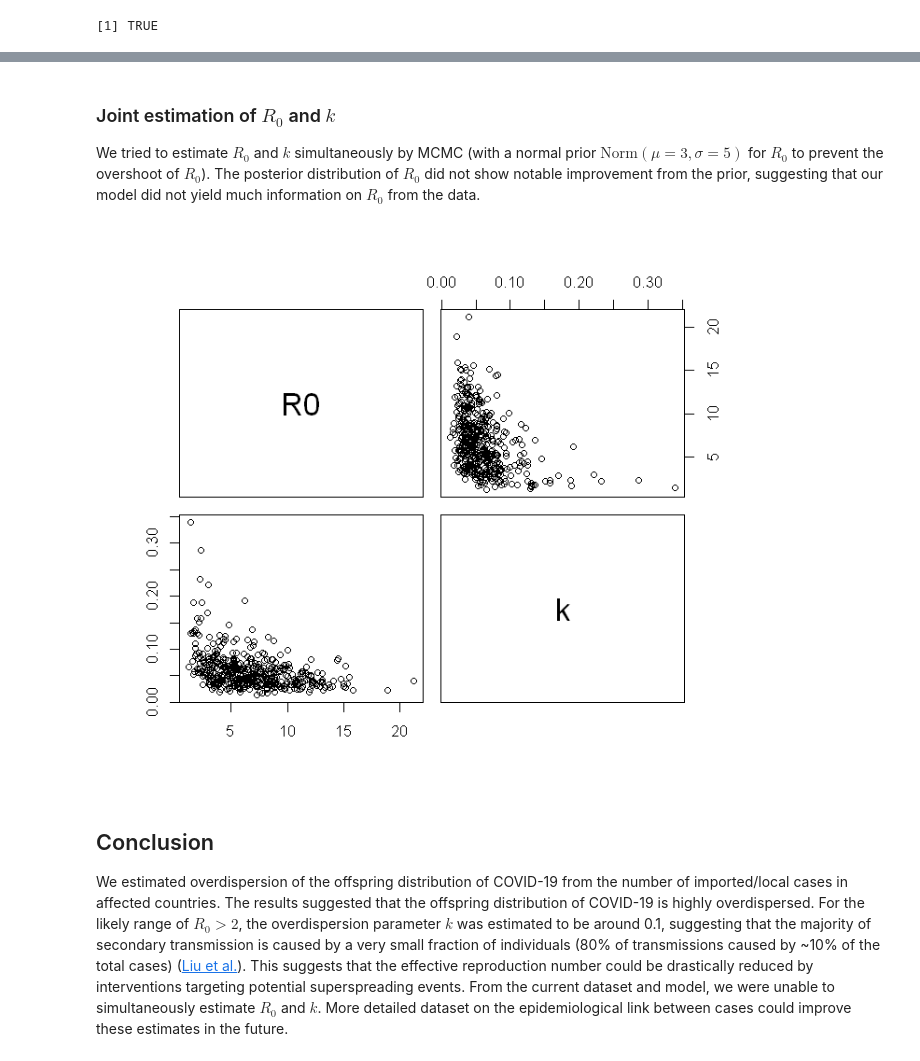
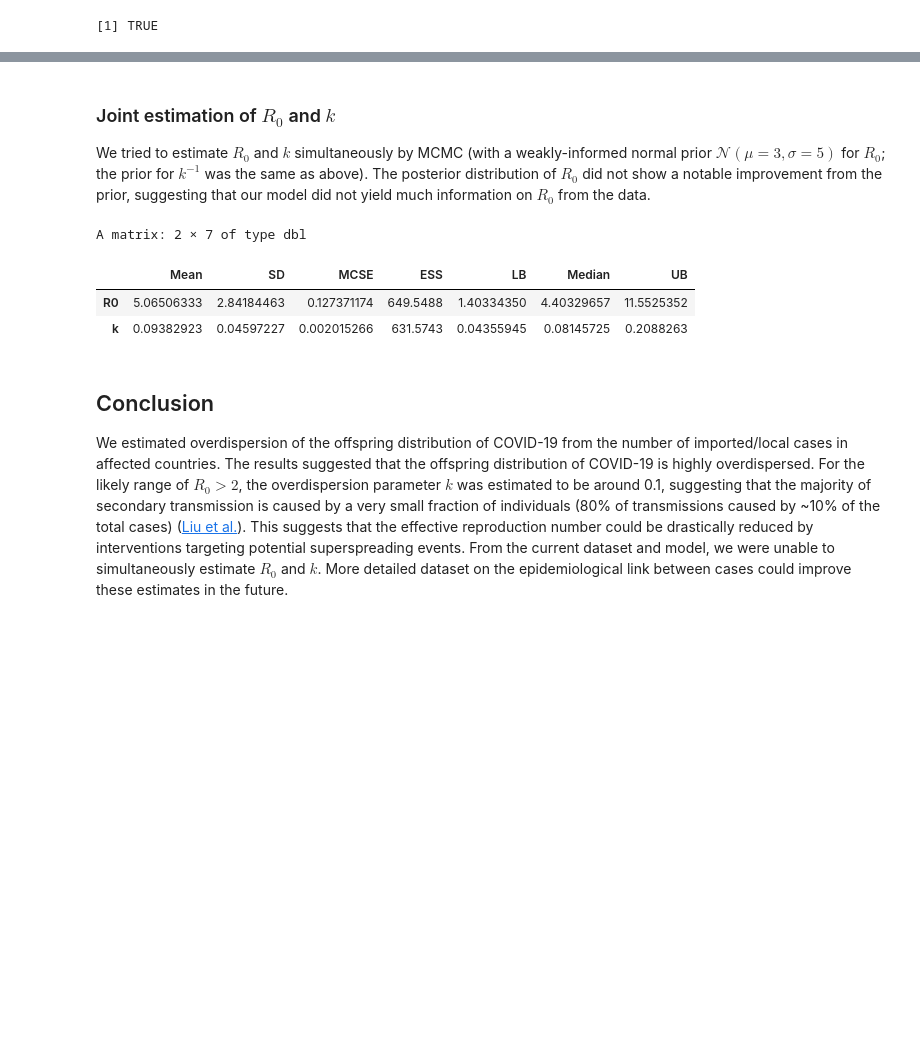
Before and after one commit to akira-endo/COVID19_clustersize, a Jupyter notebook: src/COVID19_clustersize.ipynb, the cells around one changed output, grey strips where cells are left out. Drawn from its saved outputs; the diff is of its cells as text; code cells hidden in the pictures; blank space fills up the shorter version.

```diff
--- a/src/COVID19_clustersize.ipynb
+++ b/src/COVID19_clustersize.ipynb
@@ -110,6 +111,7 @@ ocases=WHO_data$ongoingbranches
 # %%
 # cluster size inference
 # for extinct clusters
+library(VGAM)
 llextinct<-function(icases,lcases,R0,k){
     if(length(icases)==0)return(0)
     tcases=lcases+icases
@@ -122,12 +124,17 @@ lltruncate<-function(icases,lcases,R0,k){
     if(length(icases)==0) return(0)
     ll=0
     for(i in 1:length(icases)){
-        prob=1
+        lprob=0
         if(icases[i]==0||lcases[i]==0)next
         for(x in 0:(lcases[i]-1)){
-            prob=prob-exp(llextinct(icases[i],x,R0,k))
+            lle=llextinct(icases[i],x,R0,k)
+            if(lprob<lle){
+                lprob=-Inf
+                break
+            }
+            lprob=lprob+log1mexp(-(lle-lprob))
         }
-        if(!is.nan(prob))ll=ll+log(max(0,prob))
+        if(!is.nan(lprob))ll=ll+lprob
     }
     return(ll)
 }
@@ -159,18 +170,21 @@ Holding $R_0$ constant, we estimated the overdispersion paramter $k$ using the l
 # %%
 # MCMC
 library(LaplacesDemon)
-Data=Data=list(N=13,mon.names=c("R0","k"),parm.names="invk",R0=1,icases=icases,lcases=lcases,ocases=ocases,isextinct=isextinct)
+Data=list(N=13,mon.names=c("R0","k"),parm.names="invk",R0=1,icases=icases,lcases=lcases,ocases=ocases,isextinct=isextinct)
 Model=function(parm,Data){
     invk=interval(parm,0)
-    ll=lltotal_R0(invk,Data$icases,Data$lcases,Data$isextinct,Data$R0)
-    return(list(LP=ll,Dev=-2*ll,Monitor=c(Data$R0,1/invk),yhat=NULL,parm=invk))
+    lp=lltotal_R0(invk,Data$icases,Data$lcases,Data$isextinct,Data$R0)
+    lp=lp+dnorm(invk,0,10,log=T)
+    return(list(LP=lp,Dev=-2*lp,Monitor=c(Data$R0,1/invk),yhat=NULL,parm=invk))
 }
-R0s=1:25/5
+R0s=1:20/4
 niter=10000
+set.seed(19)
 mcmcfits=lapply(R0s,function(R0){
     Data$R0=R0
-    fit=LaplacesDemon(Model=Model,Data=Data,Initial.Values=1,Covar=NULL,Iterations=niter,Status=niter,Thinning=10,Algorithm='HARM',Specs=list(alpha.star=0.23,B=NULL))
+    fit=LaplacesDemon(Model=Model,Data=Data,Initial.Values=50,Covar=NULL,Iterations=niter,Status=niter,Thinning=10,Algorithm='HARM',Specs=list(alpha.star=0.2,B=NULL))
 })
+
 k_mcmc=sapply(mcmcfits,function(x){x$Monitor[(niter%/%20):(niter%/%10),2]})
 ll_mcmc=sapply(mcmcfits,function(x){-x$Deviance[(niter%/%20):(niter%/%10)]/2})
 # %%
@@ -226,20 +237,25 @@ polygon(x=c(R0s,rev(R0s)),y=c(cri[1,],rev(cri[2,])),lty=0,col=rgb(0,0,0,0.1))
 # %% [markdown]
 ### Joint estimation of $R_{0}$ and $k$
-We tried to estimate $R_0$ and $k$ simultaneously by MCMC (with a normal prior $\mathrm{Norm}(\mu=3,\sigma=5)$ for $R_0$ to prevent the overshoot of $R_0$). The posterior distribution of $R_0$ did not show notable improvement from the prior, suggesting that our model did not yield much information on $R_0$ from the data.
+We tried to estimate $R_0$ and $k$ simultaneously by MCMC (with a weakly-informed normal prior $\mathcal N(\mu=3,\sigma=5)$ for $R_0$; the prior for $k^{-1}$ was the same as above). The posterior distribution of $R_0$ did not show a notable improvement from the prior, suggesting that our model did not yield much information on $R_0$ from the data.
 # %%
 # Joint estimation
-Data=list(N=13,mon.names=c("R0","k"),parm.names=c("R0","invk"),icases=icases,lcases=lcases,ocases=ocases,isextinct=isextinct)
+Data_joint=list(N=13,mon.names=c("R0","k"),parm.names=c("R0","invk"),icases=icases,lcases=lcases,ocases=ocases,isextinct=isextinct)
 Model_joint=function(parm,Data){
     parm=interval(parm,0)
-    lp=lltotal(parm,Data$icases,Data$lcases,Data$isextinct)+dnorm(parm[1],3,5,log=T)
+    lp=lltotal(parm,Data$icases,Data$lcases,Data$isextinct)
+    lp=lp+dnorm(parm[1],3,5,log=T)+dnorm(parm[2],0,10,log=T)
     return(list(LP=lp,Dev=-2*lp,Monitor=c(parm[1],1/parm[2]),yhat=NULL,parm=parm))
 }
 niter=10000
-fit=LaplacesDemon(Model=Model_joint,Data=Data,Initial.Values=c(1,1),Covar=NULL,Iterations=niter,Status=niter%/%10,Thinning=10,Algorithm='HARM',Specs=list(alpha.star=0.23,B=NULL))
+fit=LaplacesDemon(Model=Model_joint,Data=Data_joint,Initial.Values=c(1,1),Covar=NULL,Iterations=niter,Status=niter%/%10,Thinning=10,Algorithm='HARM',Specs=list(alpha.star=0.23,B=NULL))
 # %%
 pairs(fit$Monitor[niter%/%20+1:(niter%/%20),1:2])
+fit$Summary2[c("R0","k"),]
 # %% [output]
-[figure, removed]
+A matrix: 2 × 7 of type dbl
+|  | Mean | SD | MCSE | ESS | LB | Median | UB |
+| R0 | 5.06506333 | 2.84184463 | 0.127371174 | 649.5488 | 1.40334350 | 4.40329657 | 11.5525352 |
+| k | 0.09382923 | 0.04597227 | 0.002015266 | 631.5743 | 0.04355945 | 0.08145725 | 0.2088263 |
 # %% [markdown]
 ## Conclusion
 We estimated overdispersion of the offspring distribution of COVID-19 from the number of imported/local cases in affected countries. The results suggested that the offspring distribution of COVID-19 is highly overdispersed. For the likely range of $R_0>2$, the overdispersion parameter $k$ was estimated to be around 0.1, suggesting that the majority of secondary transmission is caused by a very small fraction of individuals (80% of transmissions caused by ~10% of the total cases) ([Liu et al.](https://doi.org/10.1016/S0140-6736(20)30462-1)). This suggests that the effective reproduction number could be drastically reduced by interventions targeting potential superspreading events. From the current dataset and model, we were unable to simultaneously estimate $R_0$ and $k$. More detailed dataset on the epidemiological link between cases could improve these estimates in the future.
```
Also changed, not shown: parts of 9 cells of this notebook, 1 other file.
